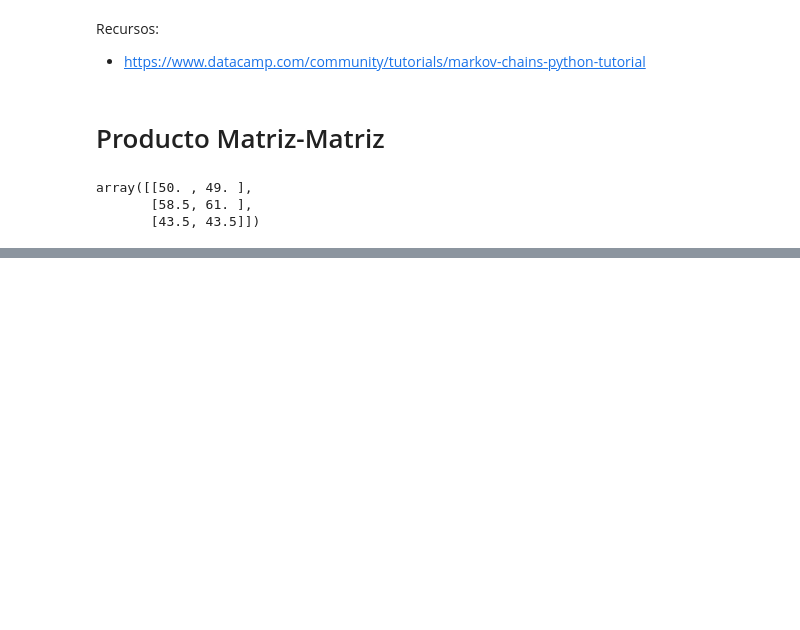
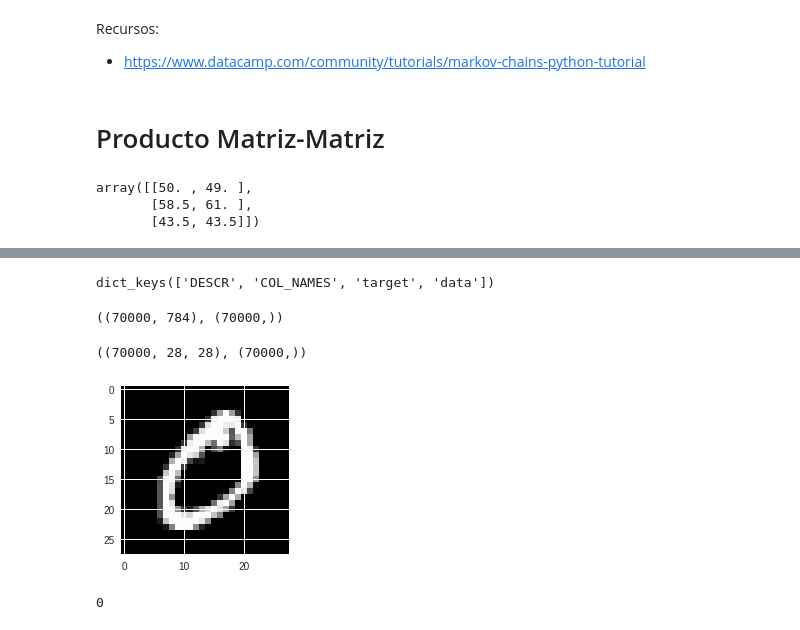
Before and after one commit to victwise/DeepLearning, a Jupyter notebook: Capítulo_1.ipynb, the cells around one changed output, grey strips where cells are left out. Cells and saved outputs as stored; diff of their text form; code cells hidden in the pictures; blank space fills up the shorter version.

```diff
--- a/Capítulo_1.ipynb
+++ b/Capítulo_1.ipynb
@@ -68,0 +83,45 @@ array([[50. , 49. ],
+# %%
+def plots(ims, interp=False, titles=None):
+    ims=np.array(ims)
+    mn,mx=ims.min(),ims.max()
+    f = plt.figure(figsize=(12,24))
+    for i in range(len(ims)):
+        sp=f.add_subplot(1, len(ims), i+1)
+        if not titles is None: sp.set_title(titles[i], fontsize=18)
+        plt.imshow(ims[i], interpolation=None if interp else 'none', vmin=mn,vmax=mx)
+
+def plot(im, interp=False):
+    f = plt.figure(figsize=(3,6), frameon=True)
+    # plt.show(im)
+    plt.imshow(im, interpolation=None if interp else 'none')
+
+plt.gray()
+plt.close()
+# %%
+from sklearn.datasets import fetch_mldata
+mnist = fetch_mldata('MNIST original')
+# %%
+mnist.keys()
+# %% [output]
+dict_keys(['DESCR', 'COL_NAMES', 'target', 'data'])
+# %%
+mnist['data'].shape, mnist['target'].shape
+# %% [output]
+((70000, 784), (70000,))
+# %%
+images = np.reshape(mnist['data'], (70000, 28, 28))
+labels = mnist['target'].astype(int)
+n=len(images)
+images.shape, labels.shape
+# %% [output]
+((70000, 28, 28), (70000,))
+# %%
+images = images/255
+# %%
+plot(images[0])
+# %% [output]
+[figure, added]
+# %%
+labels[0]
+# %% [output]
+0
```
Also changed, not shown: parts of 17 cells of this notebook.
